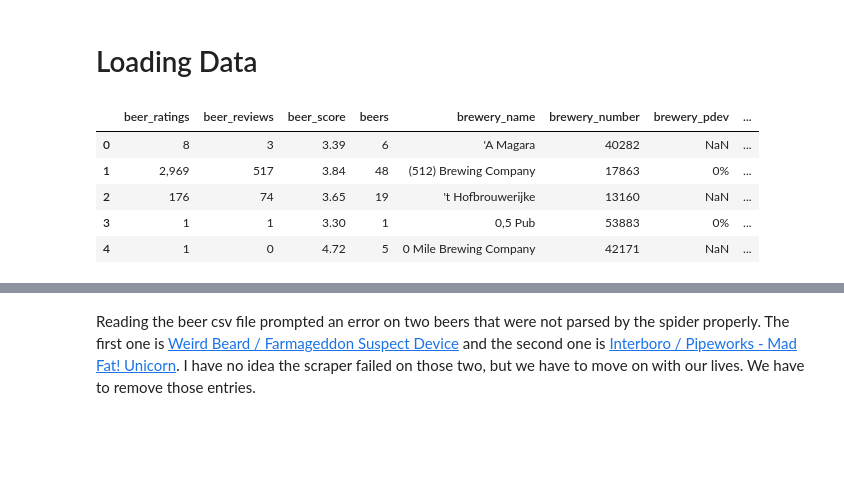
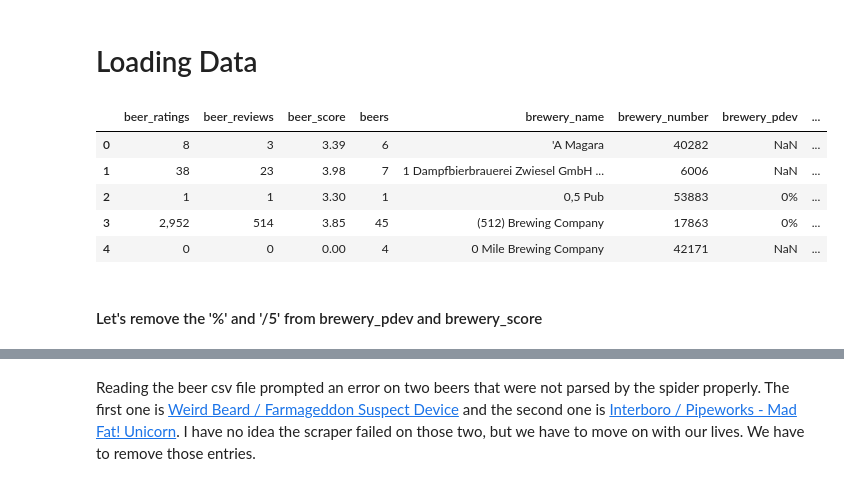
Before and after one commit to zongqi-wang/Beeradvocate_comment_analysis, a Jupyter notebook: Cedric/1. Cleaning Data.ipynb, the cells around one changed output, grey strips where cells are left out. Saved outputs shown, nothing was run; the diff lists cells and outputs as text; code cells hidden in the pictures; blank space fills up the shorter version.

```diff
--- a/Cedric/1. Cleaning Data.ipynb
+++ b/Cedric/1. Cleaning Data.ipynb
@@ -4,12 +4,14 @@ import numpy as np
 # %% [markdown]
 # Loading Data
 # %%
-brew = pd.read_csv('data/breweryinfo.csv')
+brew = pd.read_csv('../data/breweryinfo.csv')
 brew.head()
 # %% [output]
 |  | beer_ratings | beer_reviews | beer_score | beers | brewery_name | brewery_number | brewery_pdev | ... |
 | 0 | 8 | 3 | 3.39 | 6 | 'A Magara | 40282 | NaN | ... |
-| 1 | 2,969 | 517 | 3.84 | 48 | (512) Brewing Company | 17863 | 0% | ... |
-| 2 | 176 | 74 | 3.65 | 19 | 't Hofbrouwerijke | 13160 | NaN | ... |
-| 3 | 1 | 1 | 3.30 | 1 | 0,5 Pub | 53883 | 0% | ... |
-| 4 | 1 | 0 | 4.72 | 5 | 0 Mile Brewing Company | 42171 | NaN | ... |
+| 1 | 38 | 23 | 3.98 | 7 | 1 Dampfbierbrauerei Zwiesel GmbH ... | 6006 | NaN | ... |
+| 2 | 1 | 1 | 3.30 | 1 | 0,5 Pub | 53883 | 0% | ... |
+| 3 | 2,952 | 514 | 3.85 | 45 | (512) Brewing Company | 17863 | 0% | ... |
+| 4 | 0 | 0 | 0.00 | 4 | 0 Mile Brewing Company | 42171 | NaN | ... |
+# %% [markdown]
+#### Let's remove the '%' and '/5' from brewery_pdev and brewery_score
```
Also changed, not shown: parts of 20 cells of this notebook.
